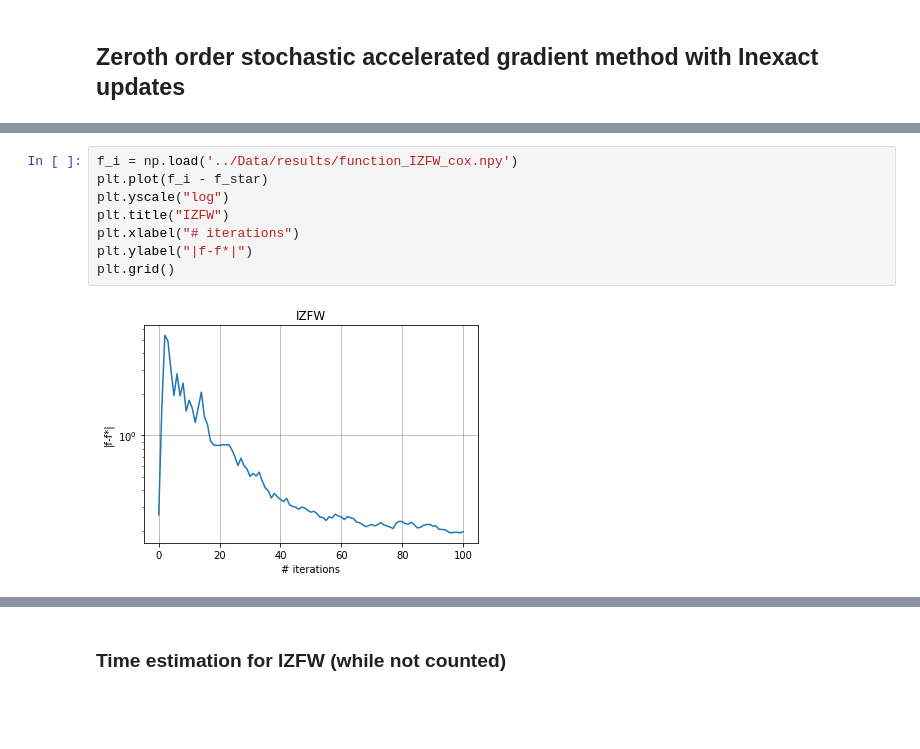
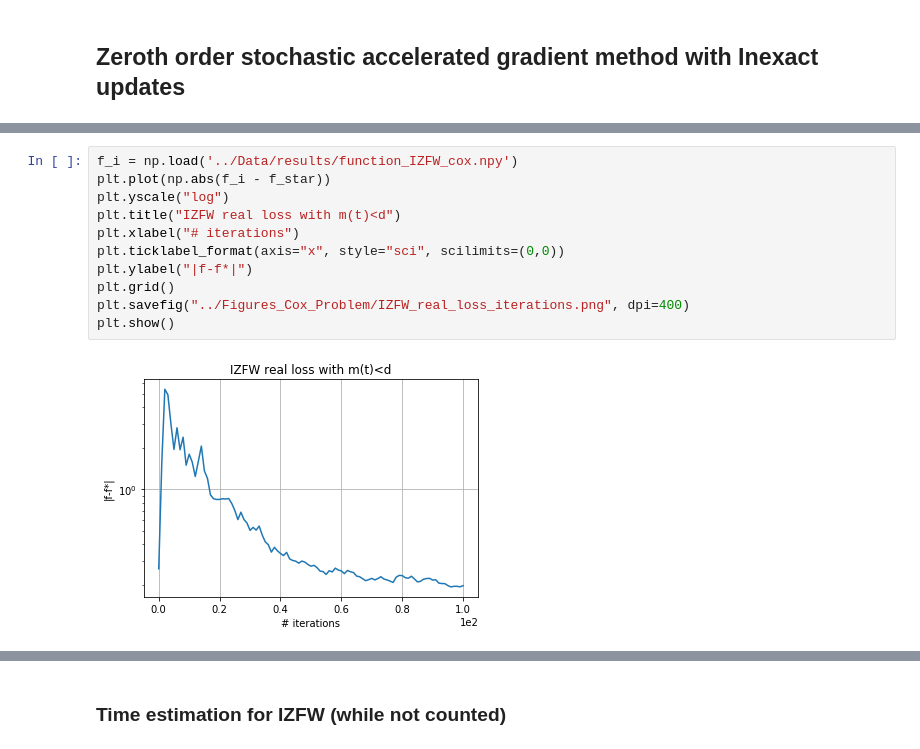
Before and after one commit to liacov/OPTproj, a Jupyter notebook: notebooks/CoxRegression.ipynb, the cells around one changed output, grey strips where cells are left out. Drawn from its saved outputs; the diff is of its cells as text; blank space fills up the shorter version.

```diff
--- a/notebooks/CoxRegression.ipynb
+++ b/notebooks/CoxRegression.ipynb
@@ -167,11 +250,14 @@ Wall time: 65.8 µs
 '\nOUTPUT:\n\nF(w_pred) = 1.621374158024038\n\nF(w) = 1.6251153827213625\n\nw = [6.69117374e-09 9.72977140e-09 7.45566032e-11 ... 7.99886892e-09\n 1.09944720e-08 2.63635676e-09]\n\naverage w = [3.3790 ...
 # %%
 f_i = np.load('../Data/results/function_IZFW_cox.npy')
-plt.plot(f_i - f_star)
+plt.plot(np.abs(f_i - f_star))
 plt.yscale("log")
-plt.title("IZFW")
+plt.title("IZFW real loss with m(t)<d")
 plt.xlabel("# iterations")
+plt.ticklabel_format(axis="x", style="sci", scilimits=(0,0))
 plt.ylabel("|f-f*|")
 plt.grid()
+plt.savefig("../Figures_Cox_Problem/IZFW_real_loss_iterations.png", dpi=400)
+plt.show()
 # %% [output]
-[figure, old version]
+[figure, new version]
```
Also changed, not shown: parts of 14 cells of this notebook, 32 other files.
